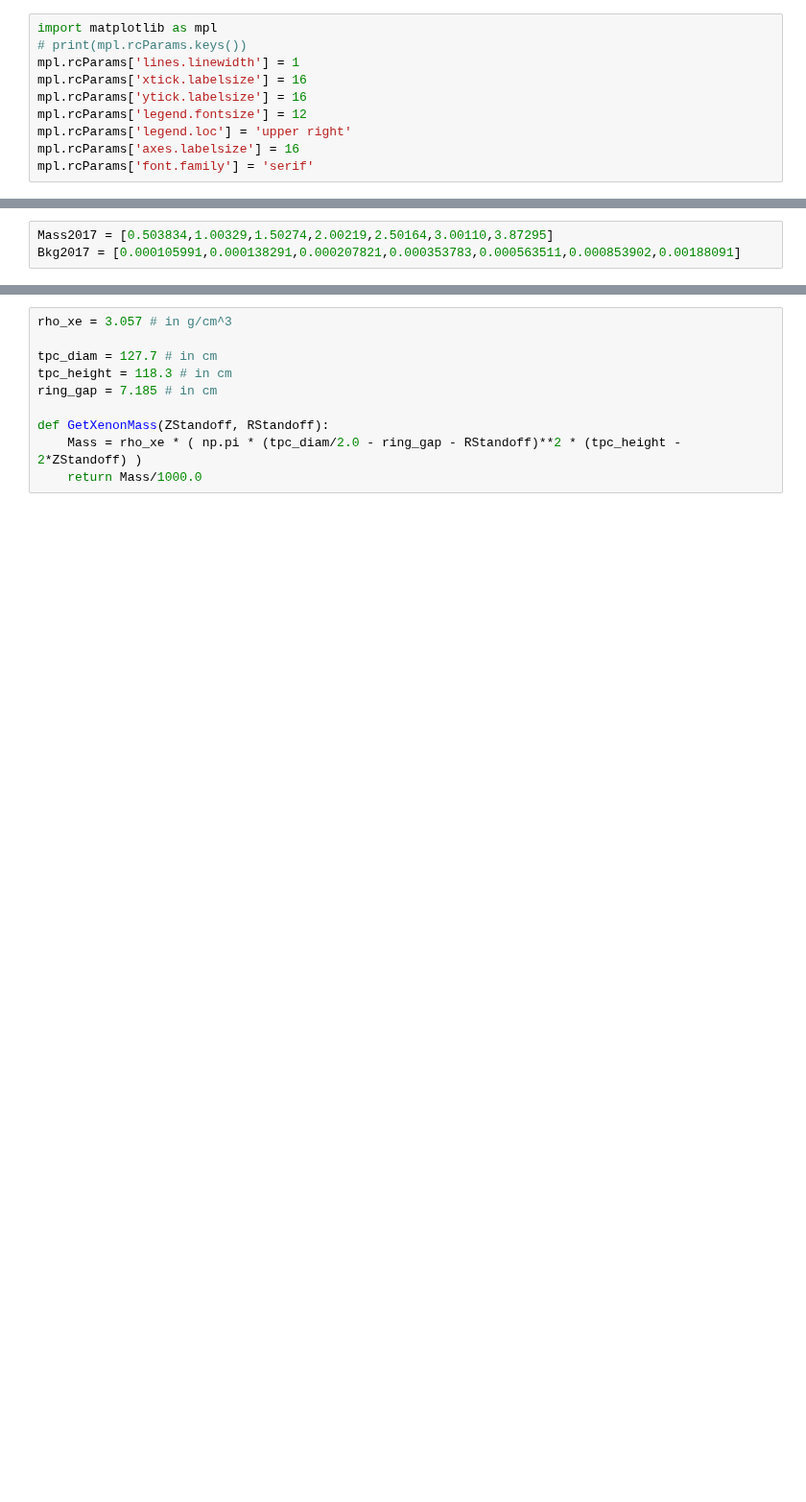
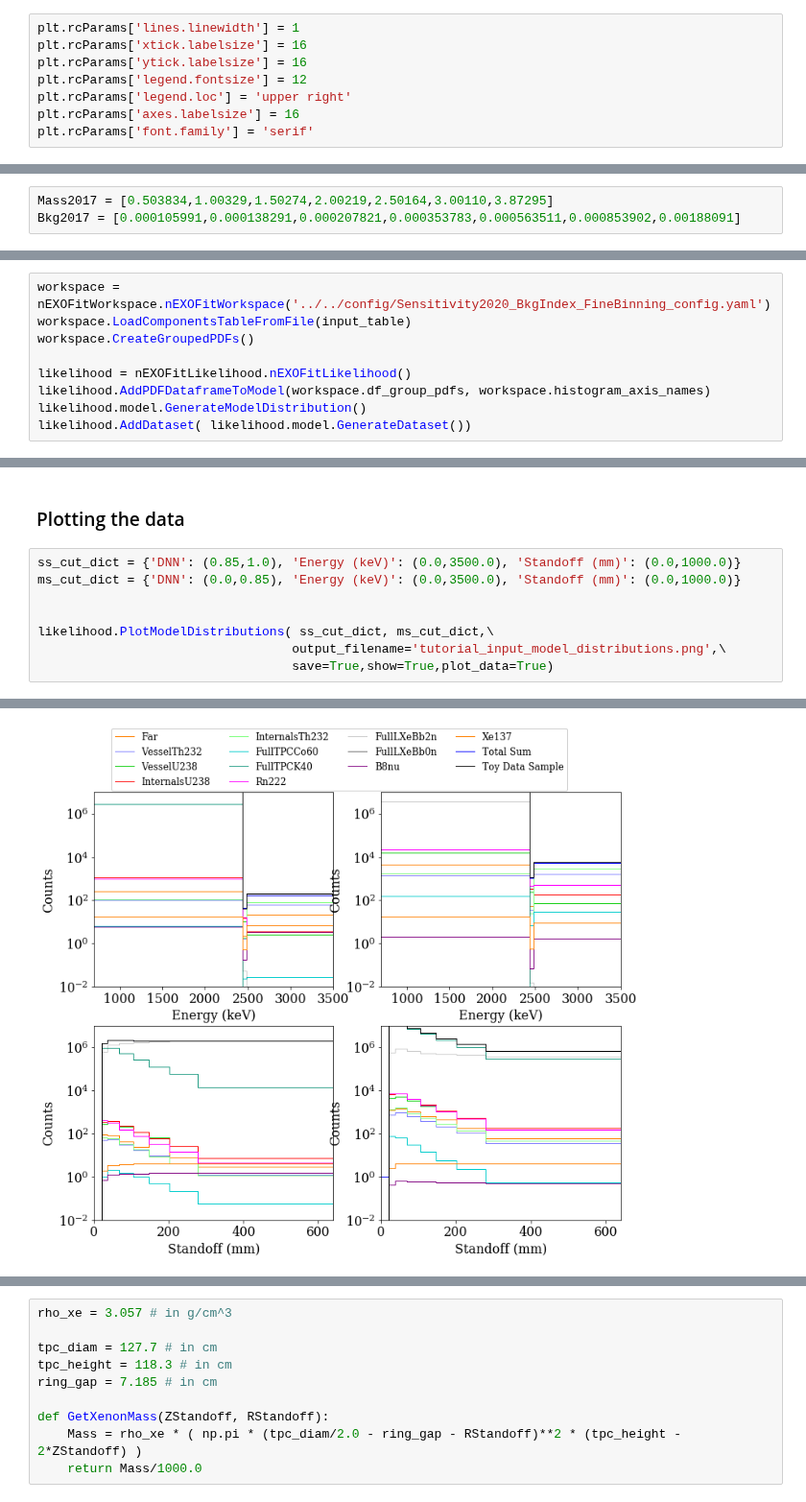
Before and after one commit to YMTheory/sensitivity, a Jupyter notebook: work/SensitivityPaper2020_scripts/DiscoveryPotential/CountsInROI.ipynb, the cells around one changed output, grey strips where cells are left out. Shown at 96% size. Cells and saved outputs as stored; diff of their text form; blank space fills up the shorter version.

```diff
--- a/work/SensitivityPaper2020_scripts/DiscoveryPotential/CountsInROI.ipynb
+++ b/work/SensitivityPaper2020_scripts/DiscoveryPotential/CountsInROI.ipynb
@@ -4,10 +25,8 @@ display(HTML("<style>.container { width:90% !important; }</style>"))
 # %%
-import matplotlib as mpl
-# print(mpl.rcParams.keys())
-mpl.rcParams['lines.linewidth'] = 1
-mpl.rcParams['xtick.labelsize'] = 16
-mpl.rcParams['ytick.labelsize'] = 16
-mpl.rcParams['legend.fontsize'] = 12
-mpl.rcParams['legend.loc'] = 'upper right'
-mpl.rcParams['axes.labelsize'] = 16
-mpl.rcParams['font.family'] = 'serif'
+plt.rcParams['lines.linewidth'] = 1
+plt.rcParams['xtick.labelsize'] = 16
+plt.rcParams['ytick.labelsize'] = 16
+plt.rcParams['legend.fontsize'] = 12
+plt.rcParams['legend.loc'] = 'upper right'
+plt.rcParams['axes.labelsize'] = 16
+plt.rcParams['font.family'] = 'serif'
@@ -61,0 +45,9 @@ Contains the following quantities of interest:
+# %%
+workspace = nEXOFitWorkspace.nEXOFitWorkspace('../../config/Sensitivity2020_BkgIndex_FineBinning_config.yaml')
+workspace.LoadComponentsTableFromFile(input_table)
+workspace.CreateGroupedPDFs()
+
+likelihood = nEXOFitLikelihood.nEXOFitLikelihood()
+likelihood.AddPDFDataframeToModel(workspace.df_group_pdfs, workspace.histogram_axis_names)
+likelihood.model.GenerateModelDistribution()
+likelihood.AddDataset( likelihood.model.GenerateDataset())
@@ -61,0 +72,11 @@ Contains the following quantities of interest:
+# %% [markdown]
+### Plotting the data
+# %%
+ss_cut_dict = {'DNN': (0.85,1.0), 'Energy (keV)': (0.0,3500.0), 'Standoff (mm)': (0.0,1000.0)}
+ms_cut_dict = {'DNN': (0.0,0.85), 'Energy (keV)': (0.0,3500.0), 'Standoff (mm)': (0.0,1000.0)}
+
+
+likelihood.PlotModelDistributions( ss_cut_dict, ms_cut_dict,\
+                                  output_filename='tutorial_input_model_distributions.png',\
+                                  save=True,show=True,plot_data=True)
+# %% [output]
@@ -61,0 +95 @@ Contains the following quantities of interest:
+[figure, added]
```
Also changed, not shown: parts of 29 cells of this notebook, 3 other files.
